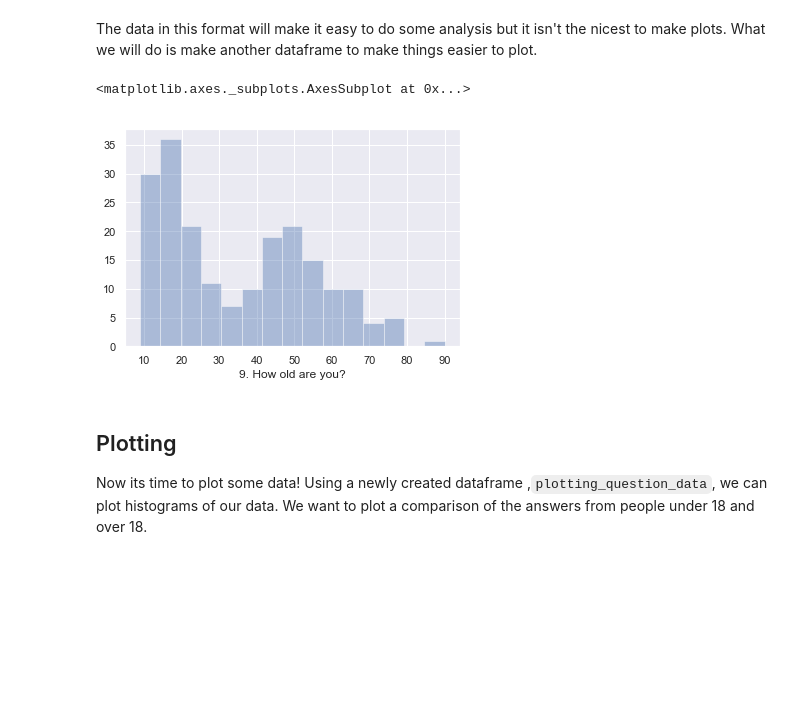
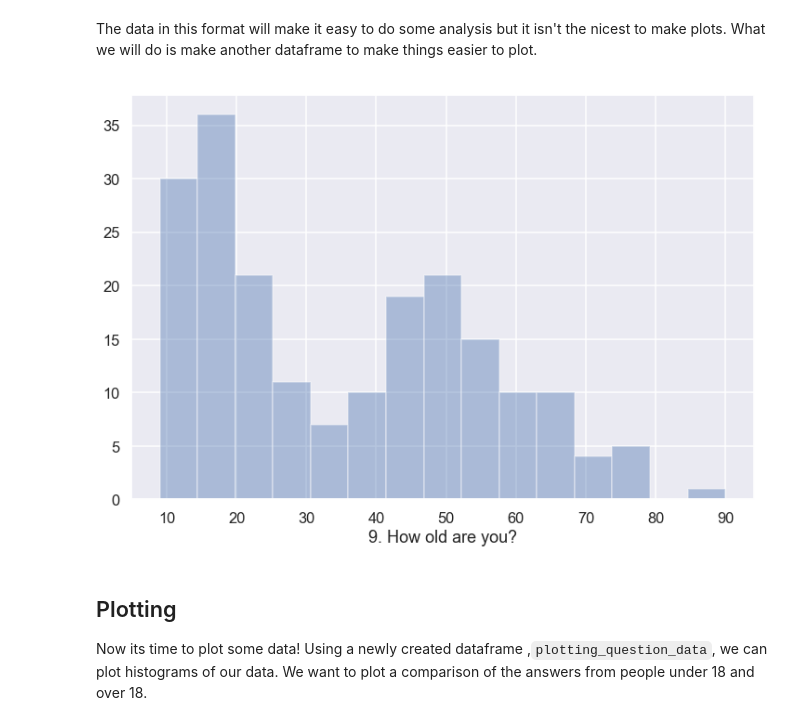
Before and after one commit to lewiswilkins/whats-my-age-again, a Jupyter notebook: whats_my_age_again.ipynb, the cells around one changed output. Cells and saved outputs as stored; diff of their text form; code cells hidden in the pictures; blank space fills up the shorter version.

```diff
--- a/whats_my_age_again.ipynb
+++ b/whats_my_age_again.ipynb
@@ -85,10 +85,11 @@ def convert_to_plotting_df(dataframe, columns_encoding):
 # %%
 plotting_question_data = convert_to_plotting_df(question_data, columns_encoding)
 plotting_question_data.head()
+plt.figure(figsize=(12,8))
 sns.distplot(plotting_question_data["9. How old are you?"], bins=15, kde=False)
+plt.savefig("Age.pdf")
 # %% [output]
-<matplotlib.axes._subplots.AxesSubplot at 0x...>
-[figure, old version]
+[figure, new version]
 # %% [markdown]
 ## Plotting
 Now its time to plot some data! Using a newly created dataframe ,`plotting_question_data`, we can plot histograms of our data. We want to plot a comparison of the answers from people under 18 and over 18.
```
Also changed, not shown: parts of 1 cell of this notebook.
